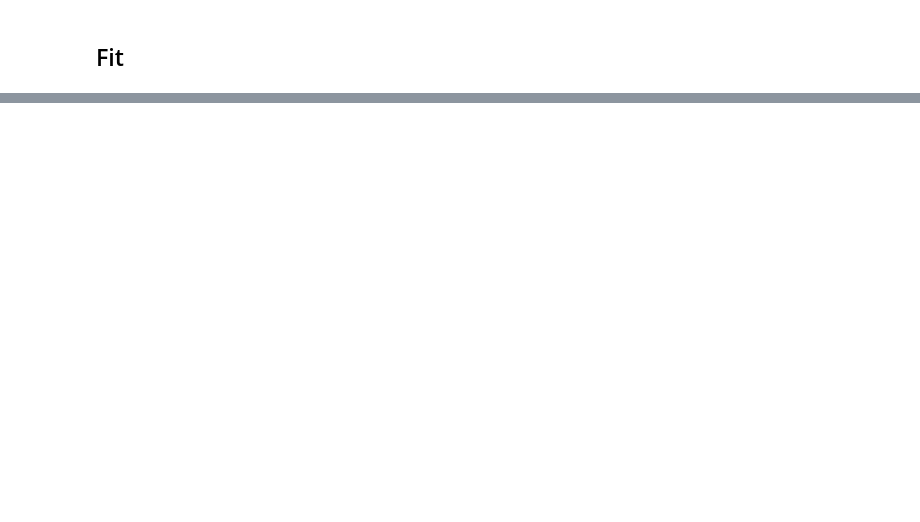
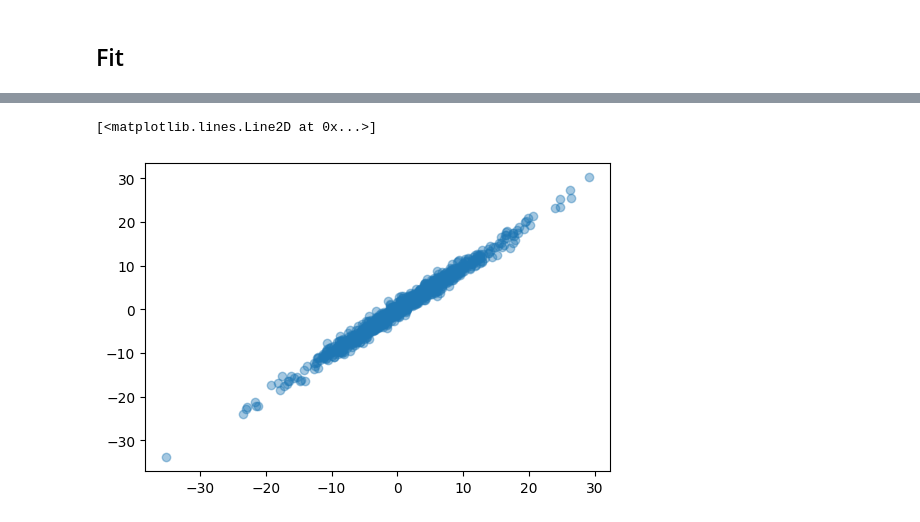
Before and after one commit to jomoussafir/codex, a Jupyter notebook: barra_nn/barra_nn.ipynb, the cells around one changed output, grey strips where cells are left out. Drawn from its saved outputs; the diff is of its cells as text; code cells hidden in the pictures; blank space fills up the shorter version.

```diff
--- a/barra_nn/barra_nn.ipynb
+++ b/barra_nn/barra_nn.ipynb
@@ -218,0 +228,35 @@ ax.plot(r[t], r_expl[t], "o", alpha=0.4)
+# %%
+%%time
+
+T = 25
+n = 1000
+p = 20
+
+## set seed
+np.random.seed(56)
+
+## set beta[t]
+beta = np.zeros((T,n,p))
+for i in range(n):
+    for j in range(p):
+        beta[:,i,j] = arma(T, a=0.95, b=0.95, sigma=0.025)
+
+for t in range(T):
+    for j in range(p):
+        beta[t,:,j] = (beta[t,:,j] - beta[t,:,j].mean()) / beta[t,:,j].std()
+
+## R[t] and e[t]
+R = np.random.randn(T,p)
+e = np.random.randn(T,n)
+
+r = np.zeros((T,n))
+r_expl = np.zeros((T,n))
+for t in range(T):
+    r[t] = (beta[t]*beta[t]) @ R[t] + 1*e[t]
+    r_expl[t] = (beta[t]*beta[t]) @ R[t]
+
+rho_expl = np.zeros(T)
+for t in range(T):
+    rho_expl[t] = np.corrcoef(r[t], r_expl[t])[0,1]
+rho_expl_avg = np.mean(rho_expl)
+print(rho_expl_avg)
@@ -218,0 +267,8 @@ ax.plot(r[t], r_expl[t], "o", alpha=0.4)
+# %%
+fig, ax = plt.subplots(figsize=(6,4))
+
+t = 20
+ax.plot(r[t], r_expl[t], "o", alpha=0.4)
+# %% [output]
+[<matplotlib.lines.Line2D at 0x...>]
+[figure, added]
```
Also changed, not shown: parts of 9 cells of this notebook.
